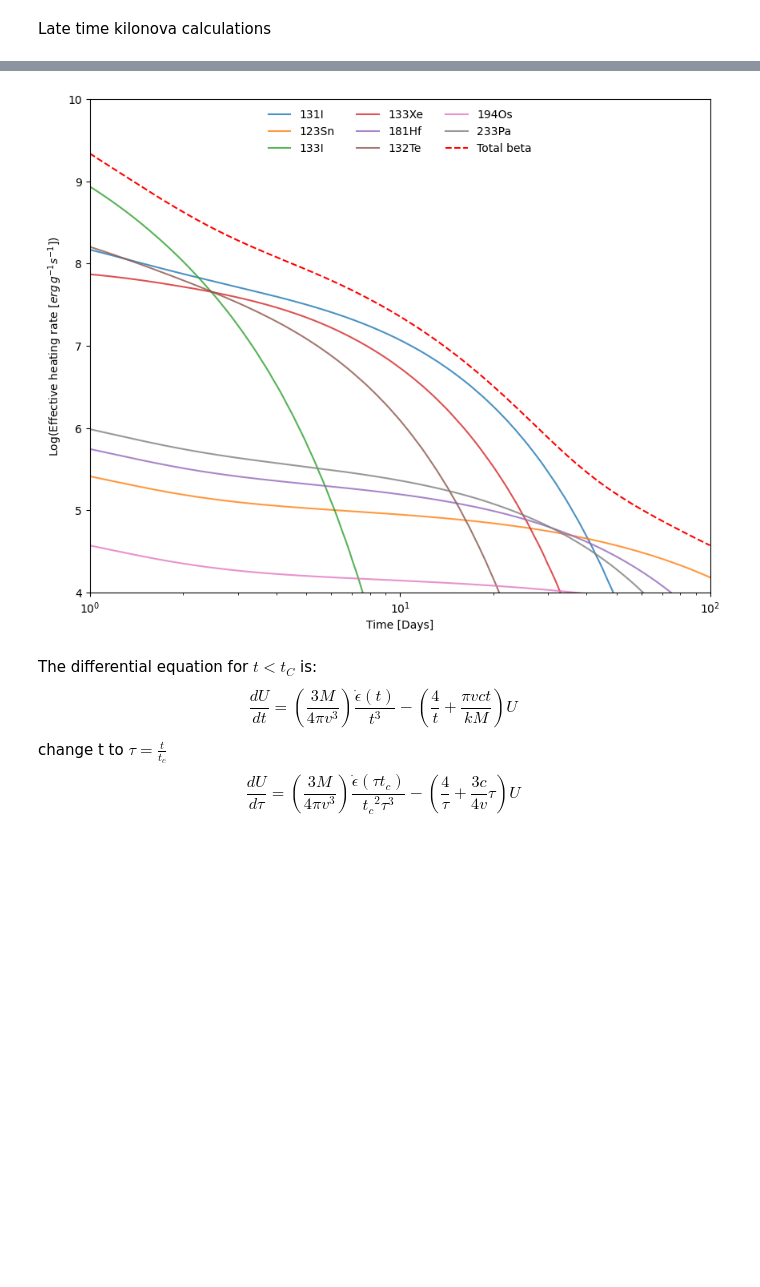
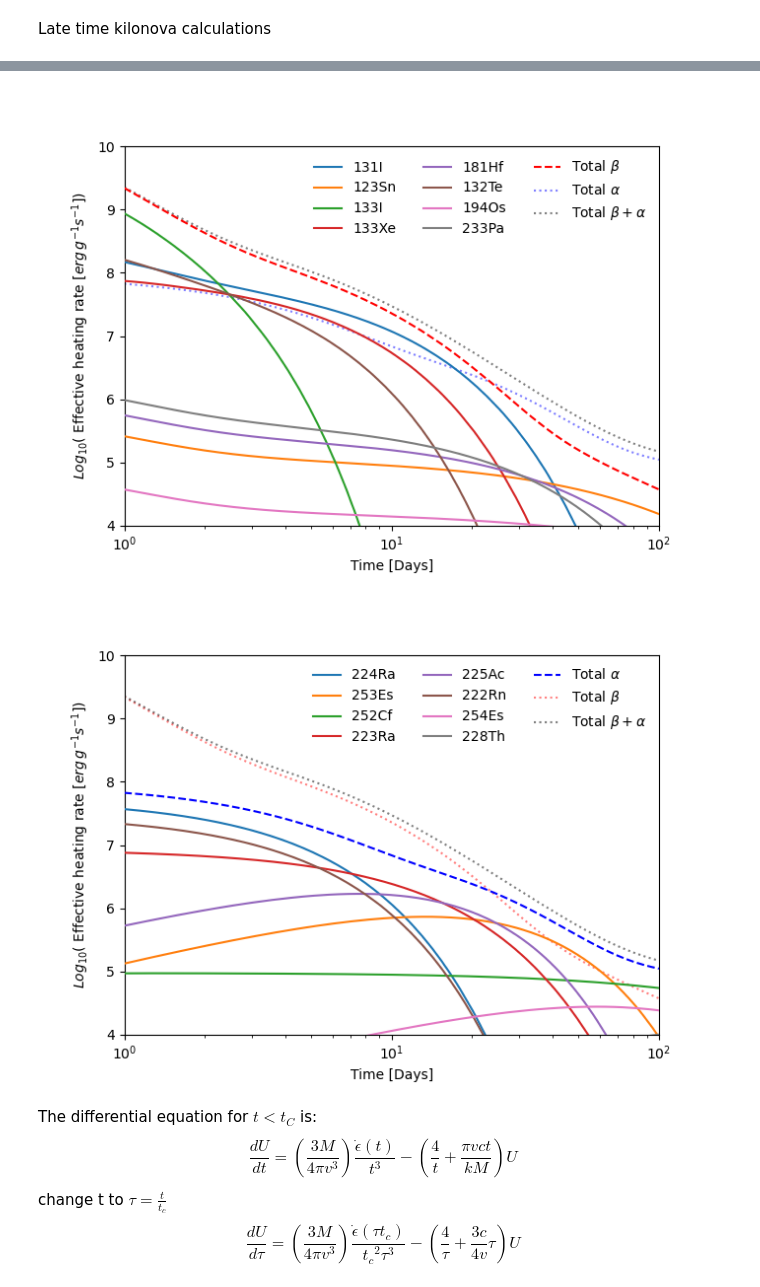
Before and after one commit to DiegoHp45/Kilonova, a Jupyter notebook: article_1.ipynb, the cells around one changed output, grey strips where cells are left out. Saved outputs shown, nothing was run; the diff lists cells and outputs as text; code cells hidden in the pictures; blank space fills up the shorter version.

```diff
--- a/article_1.ipynb
+++ b/article_1.ipynb
@@ -510,34 +509,40 @@ graficas_masimportantes(12,12,'Beta')
 # %%
 '''Plots Heating Rate for relevant nuclei'''
 def Heating_rate_mas_importantes(top:int,decay):
-    plt.figure(figsize=(10,8))
-    #group1_colors = cm.winter(np.linspace(0.1, 0.8, top))  # Different shades of blue
-    #group2_colors = cm.Reds(np.linspace(0.4, 0.8, top))
+    plt.figure(figsize=(7,5))
+
     if decay=='Beta':
         for i in range(top):
             H=E_beta_aporte_efectivo[Mejores_beta[i]]
             H=np.log10(H)+4
-            plt.plot(t_dias,H,label=Name_beta[Mejores_beta[i]],linestyle='-',alpha=0.8)
-        plt.plot(t_dias,np.log10(E_beta_efectivo)+4,label='Total beta',linestyle='--',color='red')
+            plt.plot(t_dias,H,label=Name_beta[Mejores_beta[i]],linestyle='-',zorder=3,linewidth=1.5)
+        plt.plot(t_dias,np.log10(E_beta_efectivo)+4,label=r'Total $\beta$',linestyle='--',color='red',zorder=3,linewidth=1.5)
+        plt.plot(t_dias,np.log10(E_alpha_efectivo)+4,label=r'Total $\alpha$',linestyle=':',alpha=0.5,color='blue',zorder=1)
+
     elif decay=='Alpha':
         for i in range(top):
             H=E_alpha_aporte_efectivo[mejores_alpha[i]]
             H=np.log10(H)+4
-            plt.plot(t_dias,H,label=Name_alpha[mejores_alpha[i]],linestyle='-',alpha=0.8)
-        plt.plot(t_dias,np.log10(E_alpha_efectivo)+4,label='Total alpha',linestyle='--',color='blue')
+            plt.plot(t_dias,H,label=Name_alpha[mejores_alpha[i]],linestyle='-',zorder=3,linewidth=1.5)
+        plt.plot(t_dias,np.log10(E_alpha_efectivo)+4,label=r'Total $\alpha$',linestyle='--',color='blue',zorder=3,linewidth=1.5)
+        plt.plot(t_dias,np.log10(E_beta_efectivo)+4,label=r'Total $\beta$',linestyle=':',alpha=0.5,color='red',zorder=1)
 
-    plt.legend(loc="upper center", ncol=3,frameon=False)
+
+
+    plt.plot(t_dias,np.log10(E_total_efectivo)+4,label=r'Total $\beta+\alpha$',linestyle=':',alpha=0.5,color='black',zorder=1)
+    plt.legend(loc="upper right", ncol=3,frameon=False)
     #plt.ylim((35,42))
     #plt.xlim(left=0.01)
     plt.xscale('log')
-    plt.ylabel(r'Log(Effective heating rate$\,\,[erg\, g^{-1} s^{-1}]$)')
+    plt.ylabel(r'$Log_{10}$( Effective heating rate$\,\,[erg\, g^{-1} s^{-1}]$)')
     plt.xlabel('Time [Days]')
     plt.xlim((10**0,10**2))
     plt.ylim((4,10))
 Heating_rate_mas_importantes(8,'Beta')
-#Heating_rate_mas_importantes(12,'Alpha')
+Heating_rate_mas_importantes(8,'Alpha')
 # %% [output]
-[figure, old version]
+[figure, new version]
+[figure, added]
 # %% [markdown]
 The differential equation for $t<t_C$ is:
 \begin{equation}
```
Also changed, not shown: parts of 16 cells of this notebook, 2 other files.
